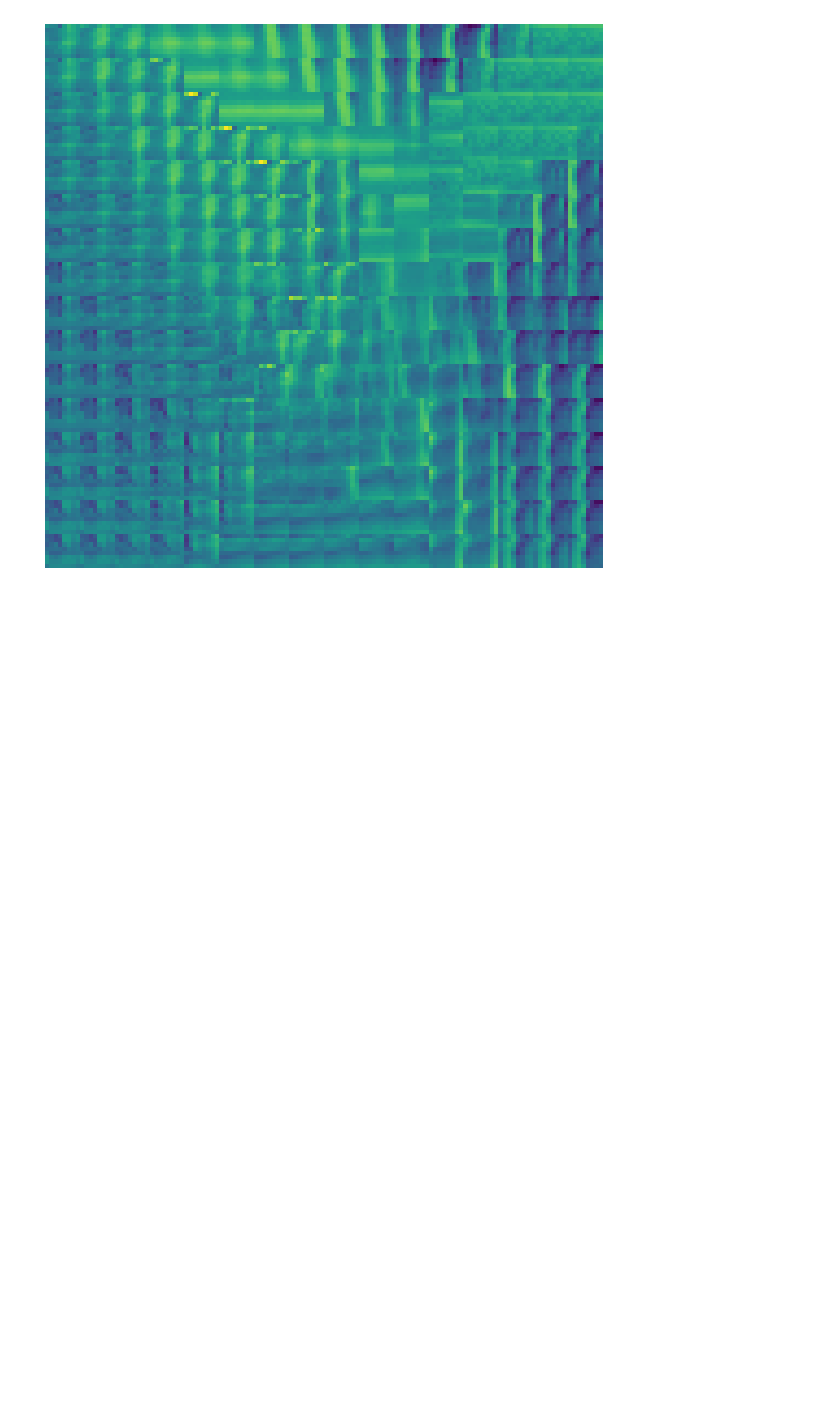
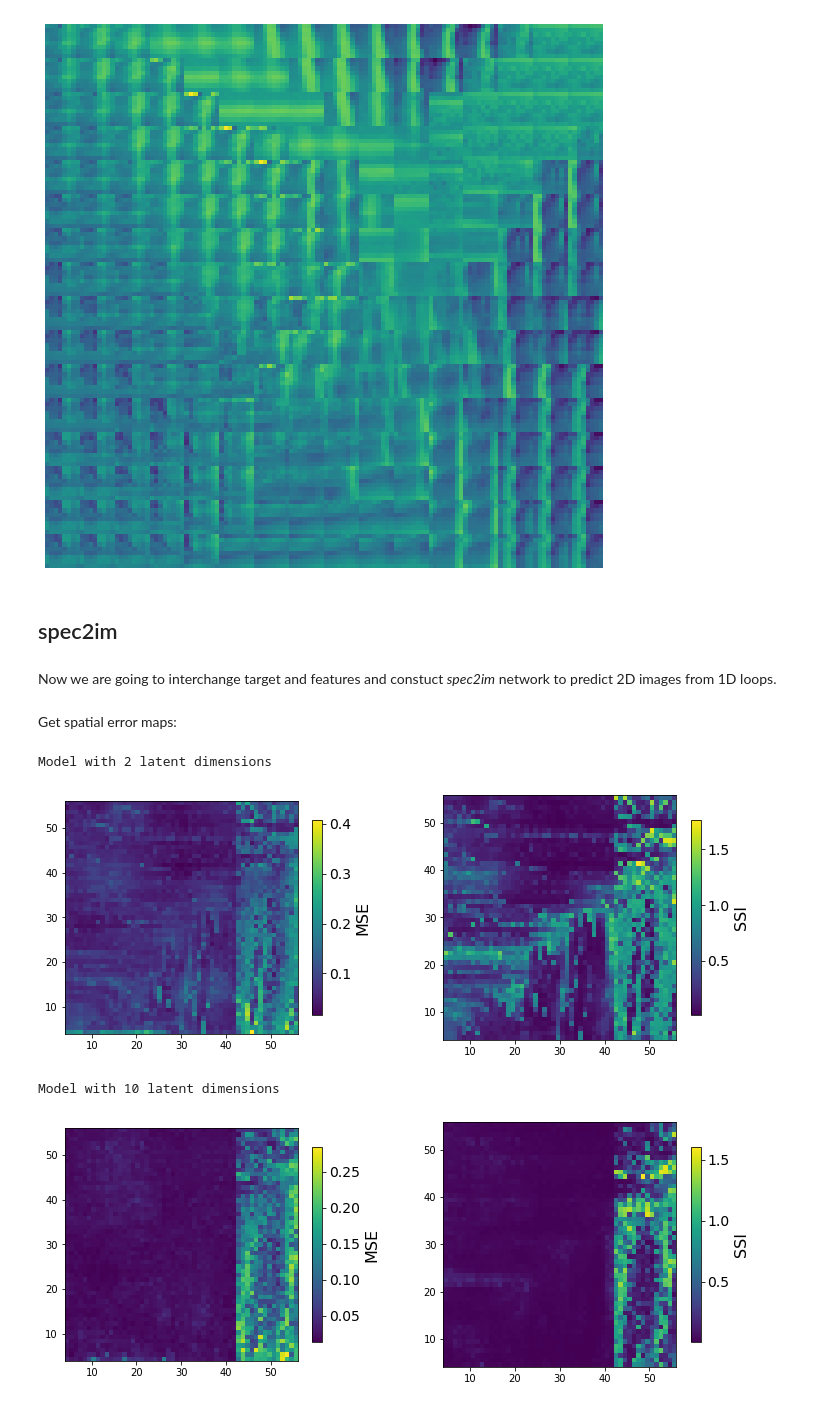
Before and after one commit to ziatdinovmax/im2spec, a Jupyter notebook: notebooks/beps_im2spec.ipynb, the cells around one changed output. Drawn from its saved outputs; the diff is of its cells as text; code cells hidden in the pictures; blank space fills up the shorter version.

Commit message:
Add spec2im example for BEPS

```diff
--- a/notebooks/beps_im2spec.ipynb
+++ b/notebooks/beps_im2spec.ipynb
@@ -176,5 +176,5 @@ for ldim in latent_dims:
     model = im2spec((wsize, wsize), 64, ldim)
     trained_model = trainer(
         model, X_train, y_train, X_test, y_test,
-        num_epochs=250, savename="imspec_lv{}".format(ldim)).run()
+        num_epochs=250, savename="im2spec_lv{}".format(ldim)).run()
     trained_imspec.append(dc(trained_model))
@@ -336,3 +325,52 @@ plt.axis(False)
 plt.show()
 # %% [output]
 [figure]
+# %% [markdown]
+## spec2im
+# %% [markdown]
+Now we are going to interchange target and features and constuct *spec2im* network to predict 2D images from 1D loops.
+# %%
+latent_dims = [2, 10]
+
+trained_specim = []
+for ldim in latent_dims:
+    print("Training model with {} latent dimensions".format(ldim))
+    model = spec2im(64, (wsize, wsize), ldim)
+    trained_model = trainer(
+        model, y_train, X_train, y_test, X_test,
+        num_epochs=250, savename="spec2im_lv{}".format(ldim)).run()
+    trained_specim.append(dc(trained_model))
+# %% [markdown]
+Get spatial error maps:
+# %%
+for model, ldim in zip(trained_specim, latent_dims):
+    print("Model with {} latent dimensions".format(ldim))
+    pred_im = predict(model, target_arr)
+
+    ssim_idx = [1-ssim(im1, im2) for (im1, im2) in zip(feature_arr[:,0], pred_im[:,0])]
+    ms_error = (np.mean((pred_im-feature_arr)**2,axis = (-2,-1)) /
+            (np.mean((pred_im+feature_arr)**2,axis = (-2,-1))))**(1/2)
+
+    # Plot
+    fig, axes = plt.subplots(1, 2, figsize=(12, 4.5))
+    fig.subplots_adjust(wspace=0.3)
+    reshape_ = int(np.sqrt(ms_error.shape[0]))
+    im1 = axes[0].imshow(ms_error.reshape(reshape_, reshape_), cmap='viridis', origin="lower",
+                        extent=(pos_arr[:, 0].min(), pos_arr[:, 0].max(),
+                                pos_arr[:, 1].min(), pos_arr[:, 1].max()))
+    cbar1 = fig.colorbar(im1, ax=axes[0], shrink=.8)
+    cbar1.set_label("MSE", fontsize=16)
+    cbar1.ax.tick_params(labelsize=14)
+    im2 = axes[1].scatter(pos_arr[:, 1], pos_arr[:, 0],
+                c=ssim_idx, s=64, marker='s', cmap='viridis')
+    axes[1].set_xlim(pos_arr[:, 0].min(), pos_arr[:, 0].max())
+    axes[1].set_ylim(pos_arr[:, 1].min(), pos_arr[:, 1].max())
+    cbar2 = fig.colorbar(im2, ax=axes[1], shrink=.8)
+    cbar2.set_label("SSI", fontsize=16)
+    cbar2.ax.tick_params(labelsize=14)
+    plt.show()
+# %% [output]
+Model with 2 latent dimensions
+[figure, added]
+Model with 10 latent dimensions
+[figure, added]
```
Also changed, not shown: parts of 10 cells of this notebook.
